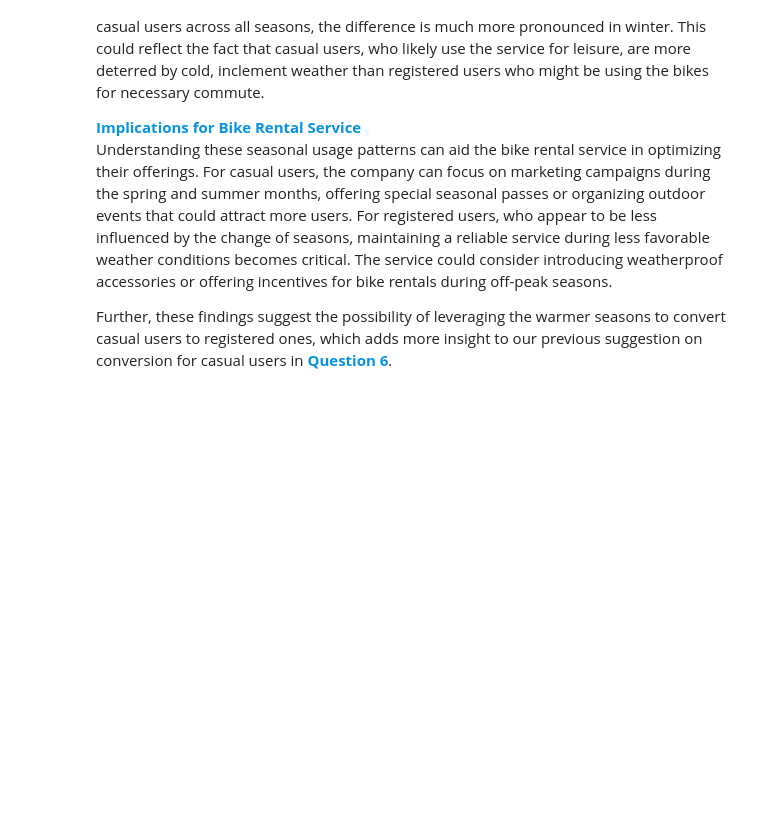
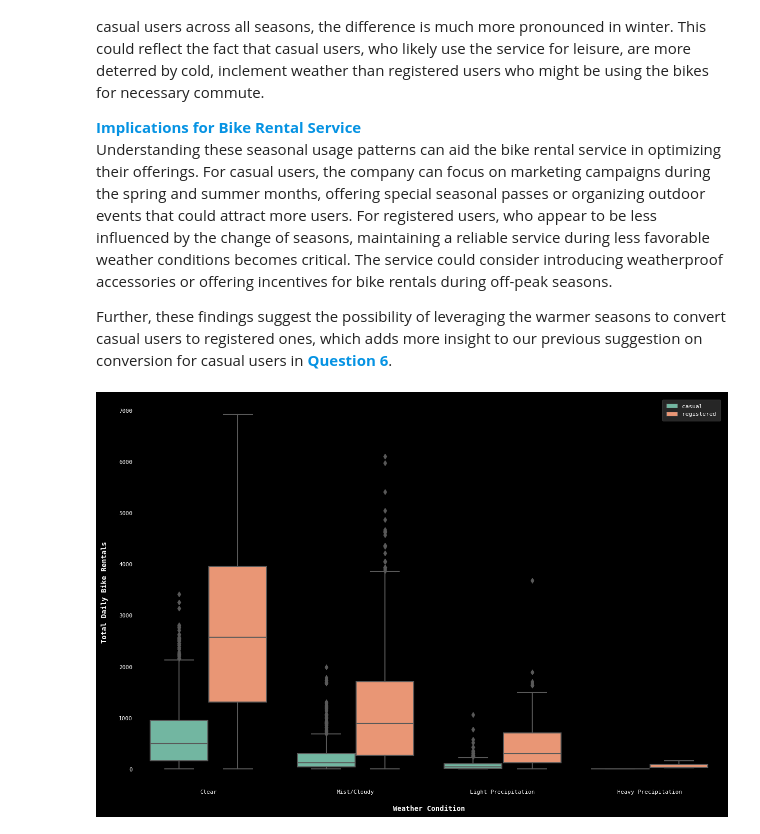
Before and after one commit to jparkington/Project-Cultivate, a Jupyter notebook: Exploration.ipynb, the cells around one changed output. Saved outputs shown, nothing was run; the diff lists cells and outputs as text; code cells hidden in the pictures; blank space fills up the shorter version.

```diff
--- a/Exploration.ipynb
+++ b/Exploration.ipynb
@@ -576,3 +576,46 @@ Interestingly, while the mean bike rentals for registered users are consistently
 Understanding these seasonal usage patterns can aid the bike rental service in optimizing their offerings. For casual users, the company can focus on marketing campaigns during the spring and summer months, offering special seasonal passes or organizing outdoor events that could attract more users. For registered users, who appear to be less influenced by the change of seasons, maintaining a reliable service during less favorable weather conditions becomes critical. The service could consider introducing weatherproof accessories or offering incentives for bike rentals during off-peak seasons.
 
 Further, these findings suggest the possibility of leveraging the warmer seasons to convert casual users to registered ones, which adds more insight to our previous suggestion on conversion for casual users in <span style="color:#0693e3">**Question 6**</span>.
+# %%
+# 8. How does the distribution of bike rentals differ between casual and registered users across different weather conditions?
+
+def rentals_per_weather_condition(df: pd.DataFrame):
+    '''
+    Visualizes the distribution of bike rentals for casual and registered users across different weather conditions.
+
+    1. Maps the `weathersit` column to corresponding weather conditions.
+    2. Groups the data by `season` and `dteday` and melts the `casual` and `registered` columns.
+    3. Creates a violin plot where the x-axis represents the weather condition and the y-axis represents the daily average
+       number of bike rentals,
+       and the points are colored based on the user type.
+
+    Parameters:
+        df (pd.DataFrame) : The bike sharing dataset as a pandas DataFrame.
+
+    The purpose of this function is to provide insights into how different weather conditions affect the demand for bike
+    rentals for casual and registered users. Understanding these patterns can help a prospective bike sharing company optimize
+    their service offerings for different user groups under varying weather conditions.
+    '''
+
+    weather = {1 : 'Clear',
+               2 : 'Mist/Cloudy',
+               3 : 'Light Precipitation',
+               4 : 'Heavy Precipitation'}
+
+    grouped = df.groupby(['weathersit', 'dteday'])[['casual', 'registered']].sum().reset_index()
+    sns.boxplot(x    = 'weathersit',
+                y    = 'n',
+                hue  = 'type',
+                data = grouped.melt(id_vars    = ['weathersit', 'dteday'],
+                                    value_vars = ['casual', 'registered'],
+                                    var_name   = 'type',
+                                    value_name = 'n'))
+
+    plt.xticks(range(4), weather.values())
+    plt.xlabel('Weather Condition')
+    plt.ylabel('Total Daily Bike Rentals')
+    plt.legend()
+
+rentals_per_weather_condition(bike_sharing)
+# %% [output]
+[figure, added]
```
Also changed, not shown: parts of 2 cells of this notebook.
